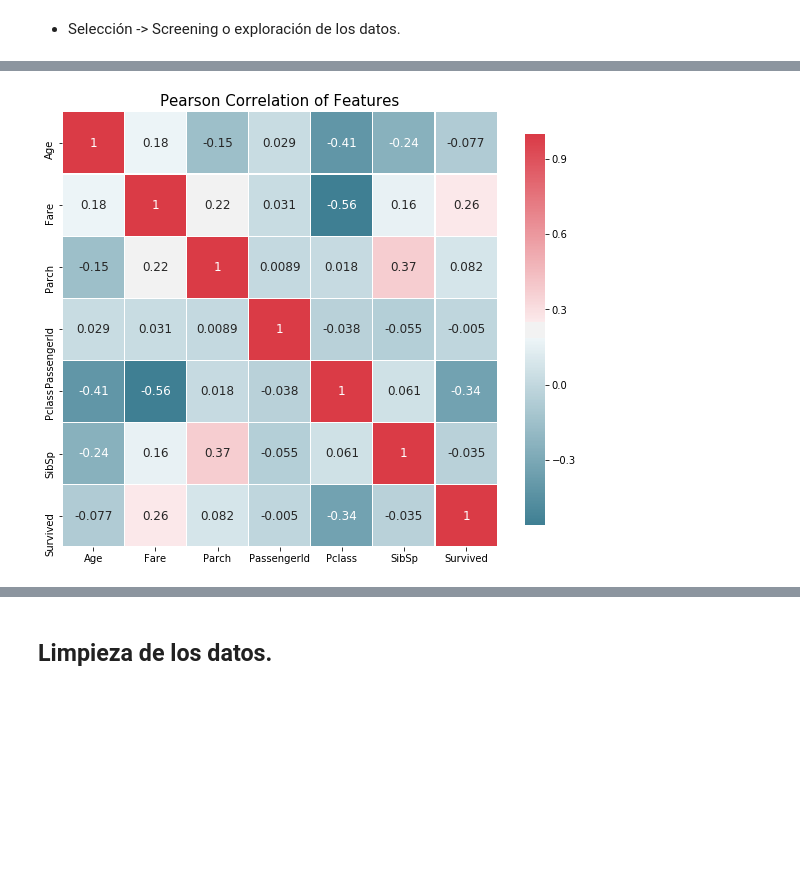
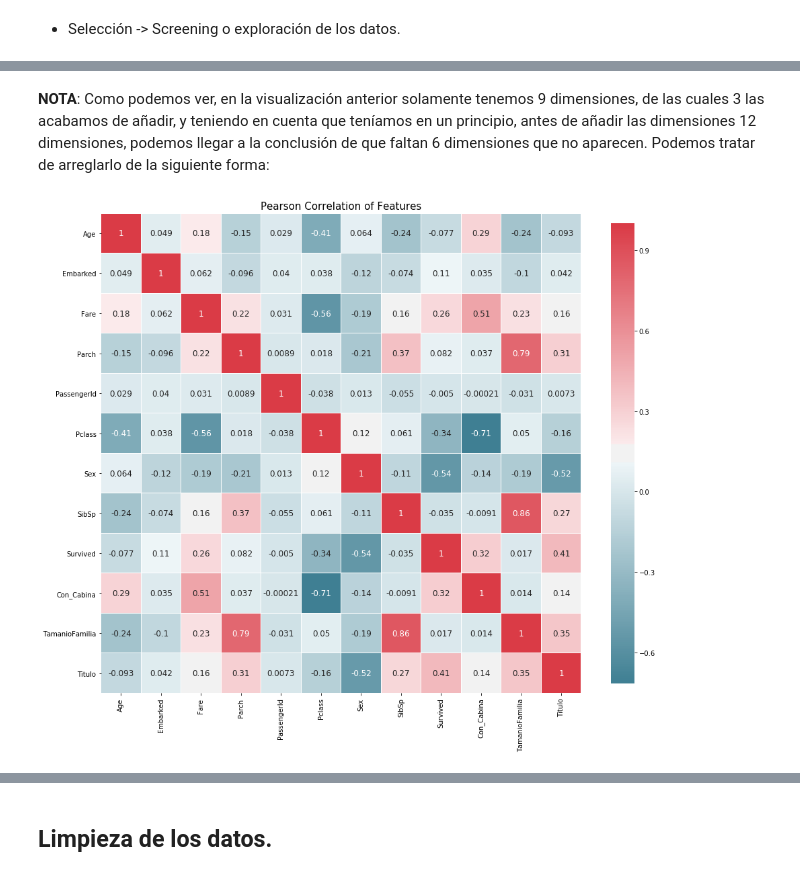
Before and after one commit to JonAnderDiez/data-cleaning, a Jupyter notebook: PRAC+2+-+Beñat+y+Jon+Ander.ipynb, the cells around one changed output, grey strips where cells are left out. Drawn from its saved outputs; the diff is of its cells as text; code cells hidden in the pictures; blank space fills up the shorter version.

Commit message:
Mapeo + Valores nulos ... + Outliers

```diff
--- a/PRAC+2+-+Beñat+y+Jon+Ander.ipynb
+++ b/PRAC+2+-+Beñat+y+Jon+Ander.ipynb
@@ -229,23 +265,39 @@ correlation_heatmap(data)
-# %%
-%matplotlib inline
-#correlation heatmap of dataset
-def correlation_heatmap(df):
-    _ , ax = plt.subplots(figsize =(10, 8))
-    colormap = sns.diverging_palette(220, 10, as_cmap = True)
-
-    _ = sns.heatmap(
-        df.corr(),
-        cmap = colormap,
-        square=True,
-        cbar_kws={'shrink':.9 },
-        ax=ax,
-        annot=True,
-        linewidths=0.1,vmax=1.0, linecolor='white',
-        annot_kws={'fontsize':12 }
-    )
-
-    plt.title('Pearson Correlation of Features', size=15)
-
-correlation_heatmap(data)
-# %% [output]
-[figure, removed]
+# %% [markdown]
+**NOTA**: Como podemos ver, en la visualización anterior solamente tenemos 9 dimensiones, de las cuales 3 las acabamos de añadir, y teniendo en cuenta que teníamos en un principio, antes de añadir las dimensiones 12 dimensiones, podemos llegar a la conclusión de que faltan 6 dimensiones que no aparecen. Podemos tratar de arreglarlo de la siguiente forma:
+# %%
+# Mapeo de la dimensión Sex
+data['Sex'] = data['Sex'].map( {'female': 0, 'male': 1} )
+
+# Mapeo de la dimensión titles
+title_mapping = {"Mr": 1, "Miss": 2, "Mrs": 3, "Master": 4, "Otros": 5}
+data['Titulo'] = data['Titulo'].map(title_mapping)
+
+# Mapeo de la dimensión Embarked
+data['Embarked'] = data['Embarked'].map( {'S': 0, 'C': 1, 'Q': 2} )
+
+def mapeo_Fare_Age():
+    # El objetivo de esta función es situar el código de mapeo aquí, pero que el mapeo se realice más tarde para las dimensiones
+    # "fare" y "age". El motivo es que si mapeamos ahora, en la fase de tratamiento de los outliers no podemos detectarlos.
+    # Realmente estamos discretizando también.
+
+    # fare_mem = data['Fare'].mean() # -> Este código solo es necesario si sacamos el mapeo de la función. ## BORRAR ##
+
+    # Mapeo Fare
+    data.loc[ data['Fare'] <= 7.91, 'Fare'] = 0
+    data.loc[(data['Fare'] > 7.91) & (data['Fare'] <= 14.454), 'Fare'] = 1
+    data.loc[(data['Fare'] > 14.454) & (data['Fare'] <= 31), 'Fare'] = 2
+    data.loc[ data['Fare'] > 31, 'Fare'] = 3
+    data['Fare'] = data['Fare'].astype(int)
+
+    # Mapeo de la dimensión Age
+    data.loc[ data['Age'] <= 16, 'Age'] = 0
+    data.loc[(data['Age'] > 16) & (data['Age'] <= 32), 'Age'] = 1
+    data.loc[(data['Age'] > 32) & (data['Age'] <= 48), 'Age'] = 2
+    data.loc[(data['Age'] > 48) & (data['Age'] <= 64), 'Age'] = 3
+    data.loc[ data['Age'] > 64, 'Age'] = 4
+    data['Age'] = data['Age'].astype(int)
+
+# Volvemos a mirar la correlación entre variables
+correlation_heatmap(data)
+# %% [output]
+[figure, added]
```
Also changed, not shown: parts of 32 cells of this notebook, 2 other files.
